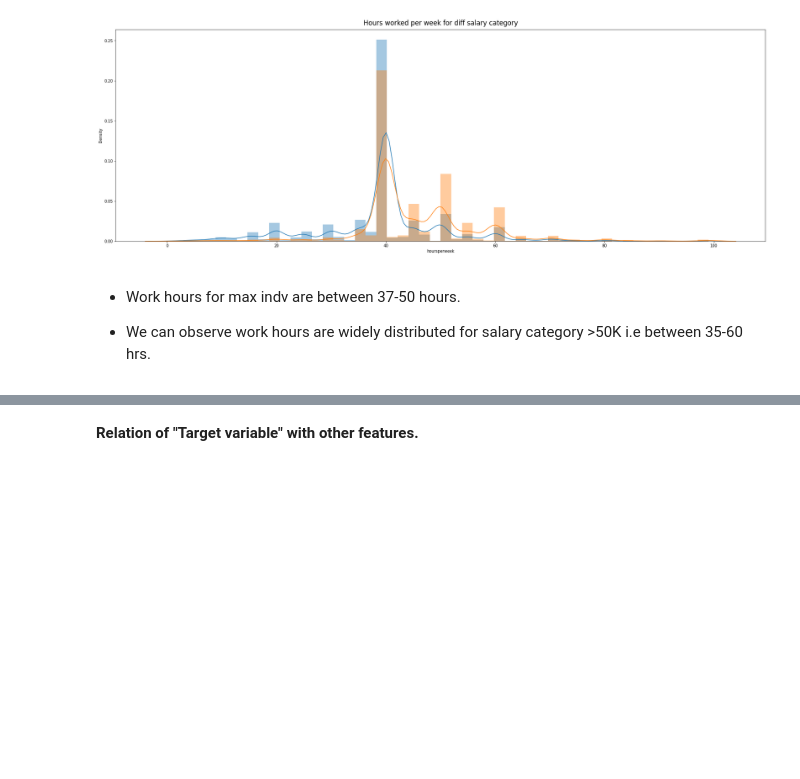
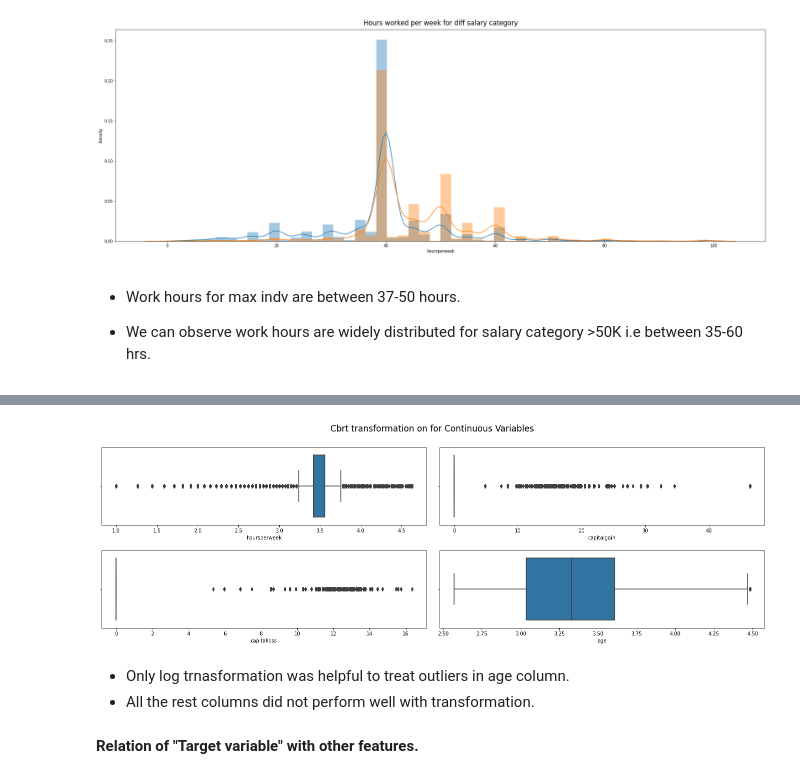
Before and after one commit to manasik29/Support_Vector_Machines, a Jupyter notebook: SVM_Salary_data.ipynb, the cells around one changed output, grey strips where cells are left out. Drawn from its saved outputs; the diff is of its cells as text; code cells hidden in the pictures; blank space fills up the shorter version.

```diff
--- a/SVM_Salary_data.ipynb
+++ b/SVM_Salary_data.ipynb
@@ -374,3 +407,17 @@ Text(0.5, 1.01, 'Hours worked per week for diff salary category')
+# %%
+#Lets treat outlier by cbrt transfromation
+fig, ax=plt.subplots(2,2, figsize=(19,6), sharex= False, sharey = False)
+sns.boxplot(np.cbrt(df.hoursperweek), ax=ax[0,0])
+sns.boxplot(np.cbrt(df.capitalgain), ax=ax[0,1])
+sns.boxplot(np.cbrt(df.capitalloss), ax=ax[1,0])
+sns.boxplot(np.cbrt(df.age), ax=ax[1,1])
+plt.suptitle("Cbrt transformation on for Continuous Variables", fontsize= 17, y = 1.06)
+plt.tight_layout(pad=2.0)
+# %% [output]
+[figure, added]
+# %% [markdown]
+- Only log trnasformation was helpful to treat outliers in age column.
+- All the rest columns did not perform well with transformation.
 # %% [markdown]
 **Relation of "Target variable" with other features.**
 # %%
```
Also changed, not shown: parts of 21 cells of this notebook.
